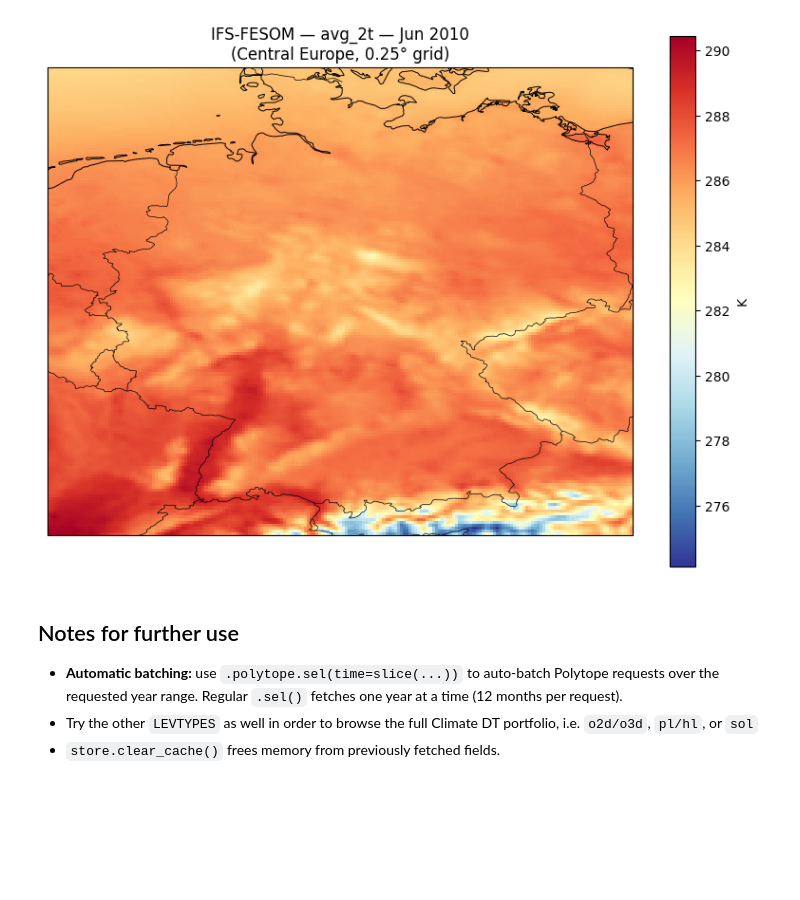
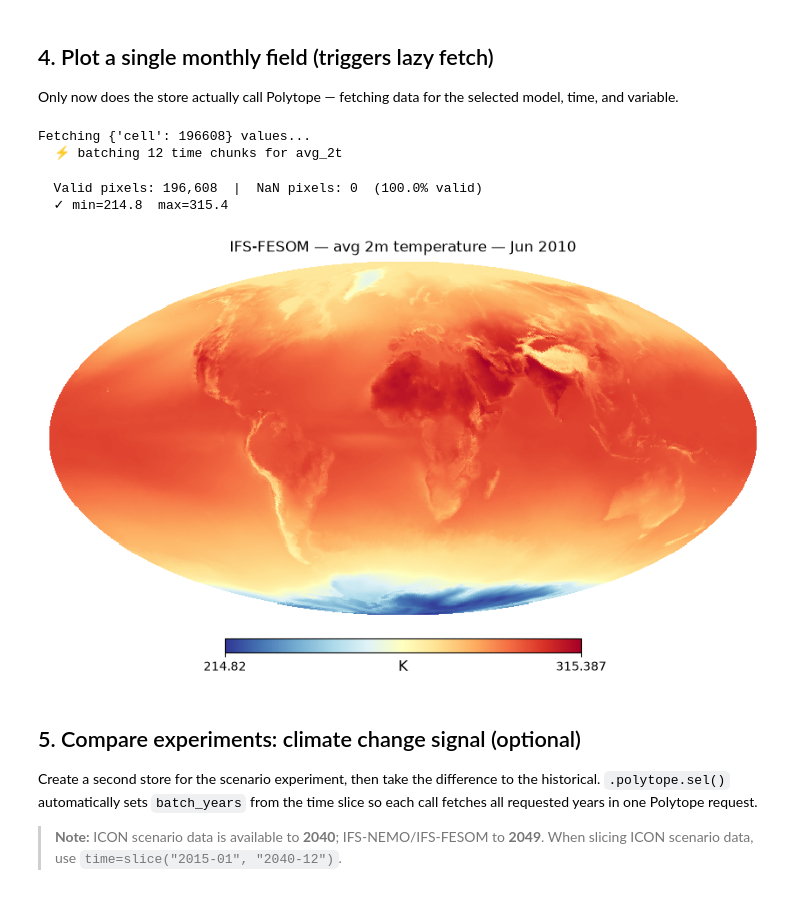
Before and after one commit to spaetd96/acclimatise-africa-rainfall, a Jupyter notebook: get-data/03_lazy_browse_portfolio.ipynb, the cells around one changed output. Drawn from its saved outputs; the diff is of its cells as text; code cells hidden in the pictures; blank space fills up the shorter version.

```diff
--- a/get-data/03_lazy_browse_portfolio.ipynb
+++ b/get-data/03_lazy_browse_portfolio.ipynb
@@ -43,12 +42,13 @@ LEVTYPE = "sfc"                    # 34 vars — surface atmosphere
 # LEVTYPE = "o2d"                  # 13 vars — 2-D ocean & sea ice
 # LEVTYPE = "o3d"                  #  5 vars — 3-D ocean (up to 75 levels)
 
+# Start with ONE model for quick testing; add more later.
 store = PolytopeZarrStore.from_climate_dt(
-    models=["ICON", "IFS-FESOM", "IFS-NEMO"],
+    models=["IFS-FESOM"],  # or ["ICON"], ["IFS-NEMO"]
     experiment="hist", # 'cont', 'hist', 'SSP3-7.0'
     resolution="standard", # 'standard', 'high'
     levtype=LEVTYPE,
-    years=range(1990, 2015), # 25-year historical period
+    years=range(2010, 2011), # 1 year for quick testing
 )
 print(store)
 # %% [output]
@@ -486,21 +119,0 @@ Attributes:
-# %%
-import cartopy.crs as ccrs
-import cartopy.feature as cfeature
-
-var_name = list(area_ds.data_vars)[0]
-fig, ax = plt.subplots(subplot_kw={"projection": ccrs.PlateCarree()}, figsize=(8, 6))
-area_ds[var_name].plot(ax=ax, transform=ccrs.PlateCarree(), cmap="RdYlBu_r",
-                       cbar_kwargs={"label": "K"})
-ax.add_feature(cfeature.BORDERS, linewidth=0.5)
-ax.add_feature(cfeature.COASTLINE, linewidth=0.7)
-ax.set_title(f"IFS-FESOM — {var_name} — Jun 2010\n(Central Europe, 0.25° grid)")
-plt.tight_layout()
-plt.show()
-# %% [output]
-[figure, removed]
-# %% [markdown]
-## Notes for further use
-
-- **Automatic batching:** use `.polytope.sel(time=slice(...))` to auto-batch Polytope requests over the requested year range. Regular `.sel()` fetches one year at a time (12 months per request).
-- Try the other `LEVTYPES` as well in order to browse the full Climate DT portfolio, i.e. `o2d/o3d`, `pl/hl`, or `sol`
-- `store.clear_cache()` frees memory from previously fetched fields.
@@ -511,0 +120,35 @@ scen_store.clear_cache()
+# %% [markdown]
+## 4. Plot a single monthly field (triggers lazy fetch)
+
+Only now does the store actually call Polytope — fetching data for the
+selected model, time, and variable.
+# %%
+import healpy as hp
+import matplotlib.pyplot as plt
+
+field = ds["avg_2t"].sel(model="IFS-FESOM", time="2010-06-01")
+print(f"Fetching {dict(field.sizes)} values...")  # triggers the Polytope request
+field_values = field.values
+
+# Sanity check: verify data arrived
+n_valid = np.sum(~np.isnan(field_values))
+n_nan = np.sum(np.isnan(field_values))
+print(f"  Valid pixels: {n_valid:,}  |  NaN pixels: {n_nan:,}  "
+      f"({100*n_valid/field_values.size:.1f}% valid)")
+if n_valid == 0:
+    print("  ⚠ ALL pixels are NaN — data fetch likely failed. Check store.verify().")
+elif n_valid > 0 and n_nan > n_valid * 0.5:
+    print("  ⚠ More NaN than valid — ocean pixels are NaN for atmosphere vars, this is normal.")
+else:
+    print(f"  ✓ min={np.nanmin(field_values):.1f}  max={np.nanmax(field_values):.1f}")
+# %% [output]
+Fetching {'cell': 196608} values...
+  ⚡ batching 12 time chunks for avg_2t
+  Valid pixels: 196,608  |  NaN pixels: 0  (100.0% valid)
+  ✓ min=214.8  max=315.4
+# %%
+hp.mollview(field_values, title="IFS-FESOM — avg 2m temperature — Jun 2010",
+            unit="K", cmap="RdYlBu_r", nest=True, flip='geo')
+plt.show()
+# %% [output]
+[figure, added]
@@ -511,0 +167,8 @@ scen_store.clear_cache()
+# %% [markdown]
+## 5. Compare experiments: climate change signal (optional)
+
+Create a second store for the scenario experiment, then take the difference to the historical.
+`.polytope.sel()` automatically sets `batch_years` from the time slice so each call fetches all requested years in one Polytope request.
+
+> **Note:** ICON scenario data is available to **2040**; IFS-NEMO/IFS-FESOM to **2049**.
+> When slicing ICON scenario data, use `time=slice("2015-01", "2040-12")`.
```
Also changed, not shown: parts of 46 cells of this notebook, 6 other files.
